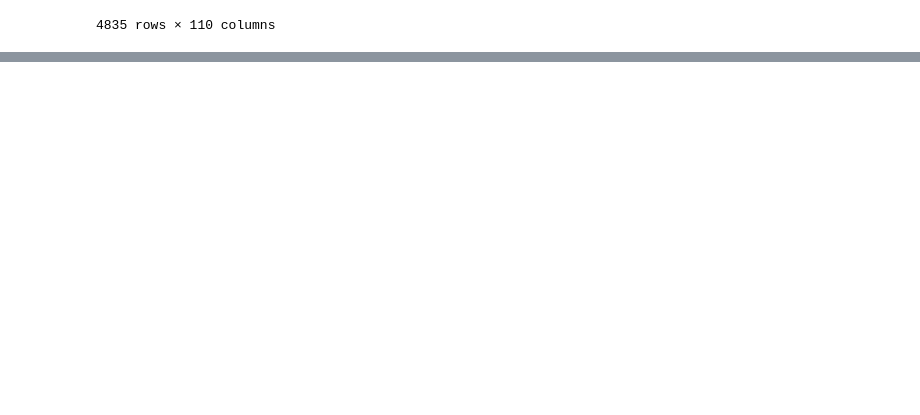
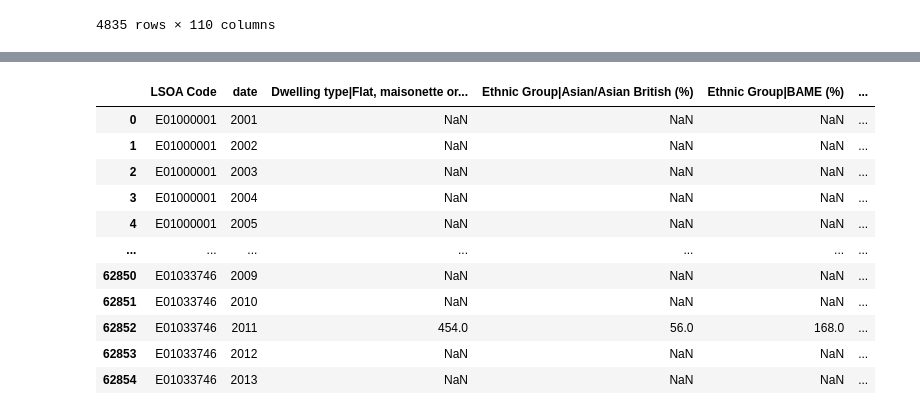
Before and after one commit to skyrimer/ARWCASP, a Jupyter notebook: EDA/Filtered lsoa.ipynb, the cells around one changed output, grey strips where cells are left out. Saved outputs shown, nothing was run; the diff lists cells and outputs as text; code cells hidden in the pictures; blank space fills up the shorter version.

```diff
--- a/EDA/Filtered lsoa.ipynb
+++ b/EDA/Filtered lsoa.ipynb
@@ -22,0 +42,3 @@ lsoadata
+# %%
+for col in df.columns:
+    print(col)
@@ -22,0 +63,86 @@ lsoadata
+# %%
+# Define identifier variables that should not be melted.
+# 'LSOA Code' is typically your primary geographical identifier.
+id_vars = ['LSOA Code']
+
+# Identify columns to be melted (all columns not in id_vars).
+melt_cols = [col for col in df.columns if col not in id_vars]
+
+# --- Robust Pre-processing for Non-Numeric Values ---
+# This step ensures that percentage strings and other non-numeric characters
+# are cleaned before conversion to numeric, preventing data loss.
+for col in melt_cols:
+    # Convert column to string type to safely use string methods.
+    df[col] = df[col].astype(str)
+
+    # Remove common non-numeric characters that prevent direct numeric conversion.
+    df[col] = df[col].str.replace('%', '', regex=False)
+    df[col] = df[col].str.replace(' ', '', regex=False)  # Remove all spaces
+    df[col] = df[col].str.replace(',', '', regex=False)  # Remove commas
+    df[col] = df[col].str.replace('-', '', regex=False)  # Remove dashes (often for missing values)
+    df[col] = df[col].str.replace('N/A', '', regex=False) # Remove 'N/A' strings
+    df[col] = df[col].str.replace('nan', '', regex=False) # Remove 'nan' strings if present from astype(str)
+
+    # After cleaning, replace any resulting empty strings with NaN.
+    df[col] = df[col].replace(r'^\s*$', np.nan, regex=True)
+
+# Melt the DataFrame to transform it from wide to long format.
+df_melted = pd.melt(df,
+                    id_vars=id_vars,
+                    value_vars=melt_cols,
+                    var_name='original_column_name',
+                    value_name='value')
+
+# Convert the 'value' column to numeric, coercing errors to NaN.
+df_melted['value'] = pd.to_numeric(df_melted['value'], errors='coerce')
+
+# --- Extract 'data_entry_code' and 'date' from original column names ---
+# This function uses a regex to parse the "Indicator|YYYY" pattern.
+def extract_year_and_code(column_name):
+    match = re.search(r'^(.*)\|(\d{4})$', column_name)
+    if match:
+        data_entry_code = match.group(1).strip()
+        year = int(match.group(2))
+        return data_entry_code, year
+    else:
+        # If the pattern doesn't match, return None to allow dropping these rows.
+        return None, None
+
+df_melted[['data_entry_code', 'date']] = df_melted['original_column_name'].apply(
+    lambda x: pd.Series(extract_year_and_code(x))
+)
+
+# Drop rows where 'value', 'date', or 'data_entry_code' are missing.
+# This cleans up any entries that couldn't be parsed or converted.
+df_melted.dropna(subset=['value', 'date', 'data_entry_code'], inplace=True)
+
+# Ensure 'date' is an integer type.
+if 'date' in df_melted.columns and pd.api.types.is_float_dtype(df_melted['date']):
+    df_melted['date'] = df_melted['date'].astype(int)
+
+# --- Pivot the DataFrame back to a new wide format ---
+# This creates new columns based on 'data_entry_code', with 'LSOA Code' and 'date' as identifiers.
+df_final = df_melted.pivot_table(index=id_vars + ['date'],
+                                 columns='data_entry_code',
+                                 values='value',
+                                 aggfunc='first', # 'first' is suitable if there's only one value per group
+                                 dropna=False,    # Keep columns even if they are all NaN for a given pivot
+                                 ).reset_index()
+
+# Remove the 'columns' name from the DataFrame for a cleaner look.
+df_final.columns.name = None
+
+df_final
+# %% [output]
+|  | LSOA Code | date | Dwelling type|Flat, maisonette or... | Ethnic Group|Asian/Asian British (%) | Ethnic Group|BAME (%) | ... |
+| 0 | E01000001 | 2001 | NaN | NaN | NaN | ... |
+| 1 | E01000001 | 2002 | NaN | NaN | NaN | ... |
+| 2 | E01000001 | 2003 | NaN | NaN | NaN | ... |
+| 3 | E01000001 | 2004 | NaN | NaN | NaN | ... |
+| 4 | E01000001 | 2005 | NaN | NaN | NaN | ... |
+| ... | ... | ... | ... | ... | ... | ... |
+| 62850 | E01033746 | 2009 | NaN | NaN | NaN | ... |
+| 62851 | E01033746 | 2010 | NaN | NaN | NaN | ... |
+| 62852 | E01033746 | 2011 | 454.0 | 56.0 | 168.0 | ... |
+| 62853 | E01033746 | 2012 | NaN | NaN | NaN | ... |
+| 62854 | E01033746 | 2013 | NaN | NaN | NaN | ... |
```
Also changed, not shown: parts of 16 cells of this notebook, 2 other files.
